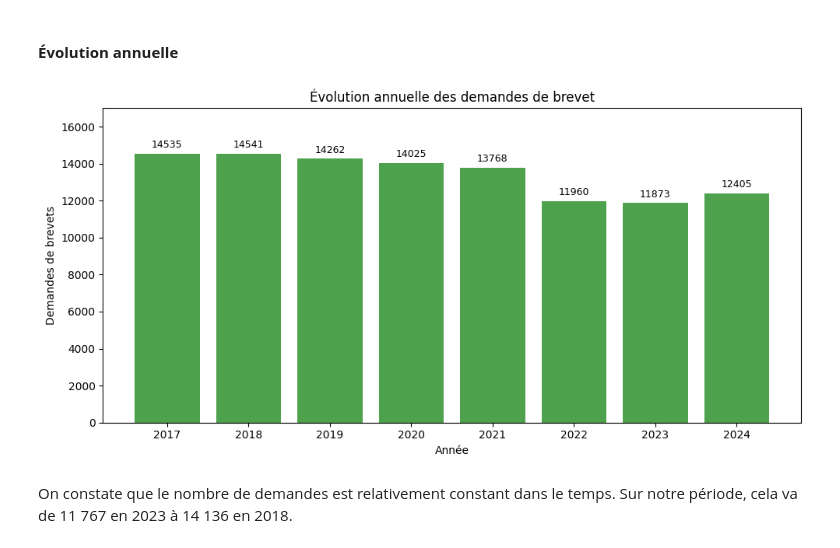
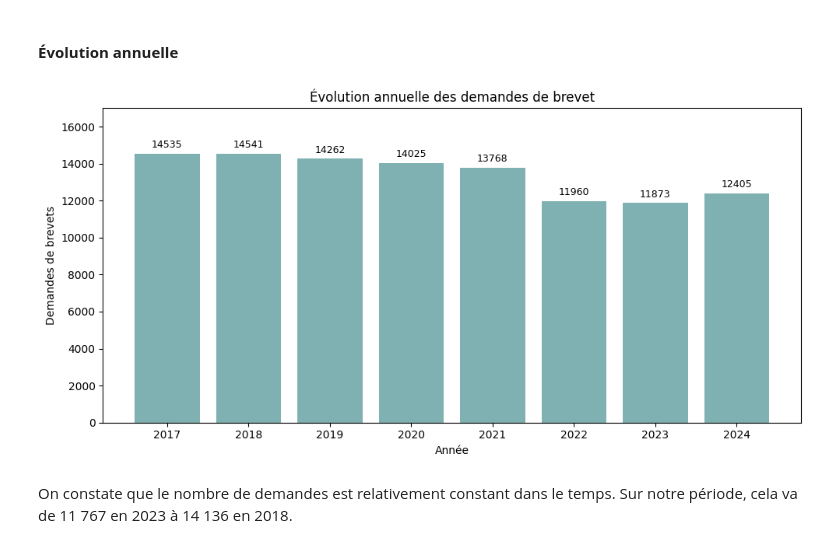
Before and after one commit to IrisLaf/Depots-de-brevets-et-marches-financiers, a Jupyter notebook: Main.ipynb, the cells around one changed output. Cells and saved outputs as stored; diff of their text form; code cells hidden in the pictures.

```diff
--- a/Main.ipynb
+++ b/Main.ipynb
@@ -259,3 +242,9 @@ data_brevets = data_brevets[data_brevets["kind"] != "NA"]
+# %%
+# Suppression des observations NA
+data_brevets = data_brevets[data_brevets["kind"] != "NA"]
+
+ # Supression variable
+data_brevets = data_brevets.drop(columns=["kind"])
 # %% [markdown]
 ### d) Présentation des variables
 # %% [markdown]
@@ -543,35 +532,35 @@ brevets_annuels = (
 # Figure
 plt.figure(figsize=(10, 5))
 
 bars = plt.bar(
     brevets_annuels["year"].astype(str),
     brevets_annuels["nb_brevets"],
-    color="forestgreen",
+    color="cadetblue",
     alpha=0.8
 )
 
 plt.title("Évolution annuelle des demandes de brevet")
 plt.xlabel("Année")
 plt.ylabel("Demandes de brevets")
 
 plt.ylim(0, 17000)
 
 for bar in bars:
     height = bar.get_height()
     plt.text(
         bar.get_x() + bar.get_width() / 2,
         height + 200,
         f"{int(height)}",
         ha="center",
         va="bottom",
         fontsize=9
     )
 
 
 plt.tight_layout()
 plt.show()
 # %% [output]
-[figure, old version]
+[figure, new version]
 # %% [markdown]
 On constate que le nombre de demandes est relativement constant dans le temps. Sur notre période, cela va de 11 767 en 2023 à 14 136 en 2018.
 # %% [markdown]
```
Also changed, not shown: parts of 40 cells of this notebook, 1 other file.
